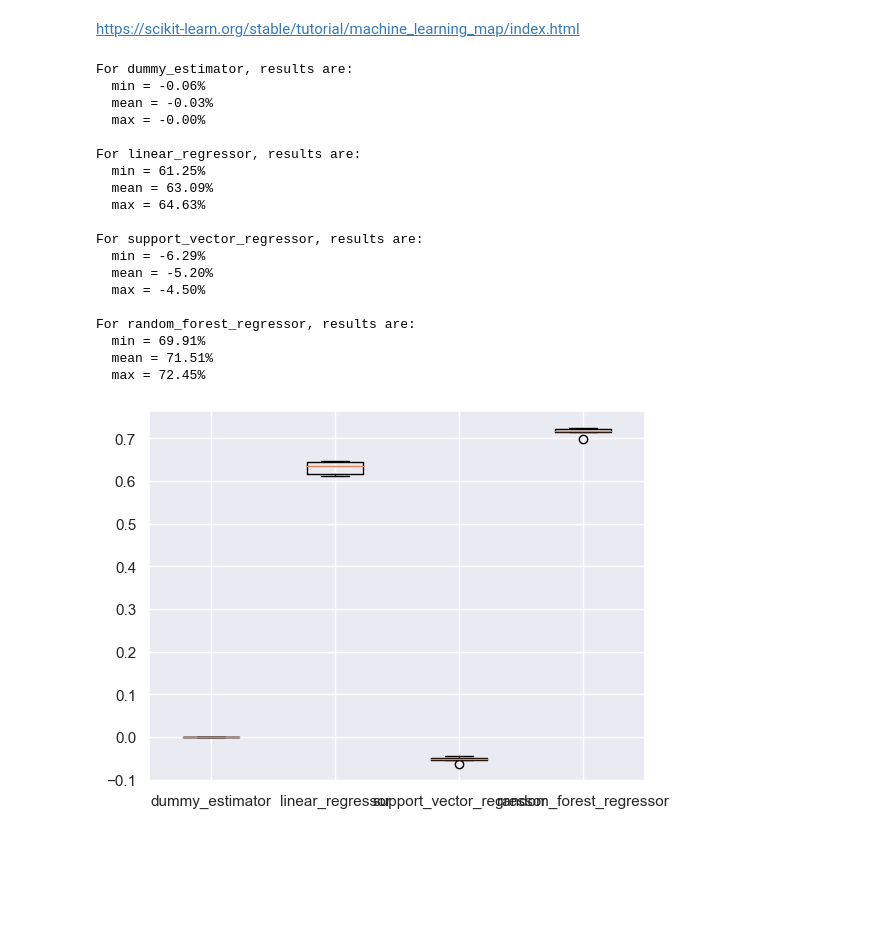
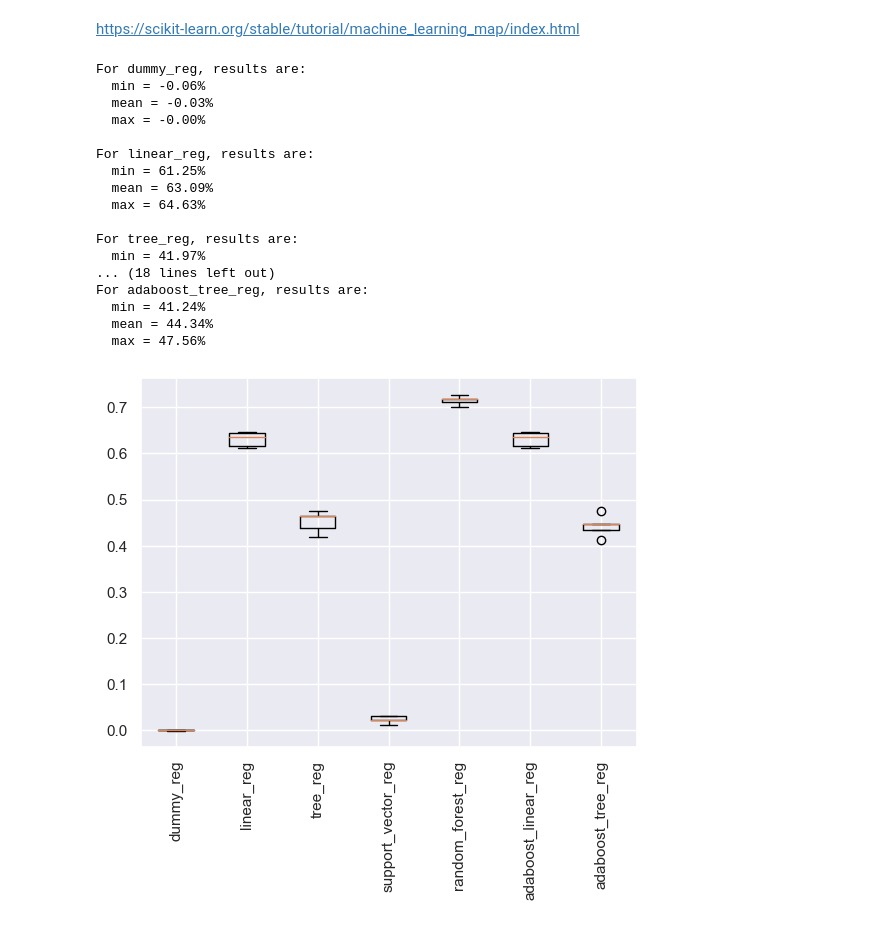
Before and after one commit to mohebmaher/GDSC-Core-Team-Training, a Jupyter notebook: Assignment-05/assignment_05.ipynb, the cells around one changed output. Saved outputs shown, nothing was run; the diff lists cells and outputs as text; code cells hidden in the pictures; blank space fills up the shorter version.

```diff
--- a/Assignment-05/assignment_05.ipynb
+++ b/Assignment-05/assignment_05.ipynb
@@ -243,9 +244,9 @@ X_train, X_test, y_train, y_test = train_test_split(X, y, test_size=0.2, random_
 # %%
 # Instantiate the scaler:
-scaler = RobustScaler()
+scaler = RobustScaler(quantile_range=(25.0, 75.0))
 
 # Fit to & transform the training set:
-scaler.fit_transform(X_train)
+X_train_scaled = scaler.fit_transform(X_train)
 
 # Transform the training set:
-scaler.transform(X_train);
+X_test_scaled = scaler.transform(X_test);
@@ -259,29 +290,30 @@ scorer = make_scorer(r2_score, greater_is_better=True)
 # %%
 # Compare different models:
 %run "./helpers/validate_model.py";
-results = compare_models(X_train, y_train, scorer,
-                         dummy_estimator=DummyRegressor(),
-                         linear_regressor=LinearRegression(),
-                         support_vector_regressor=SVR(),
-                         random_forest_regressor=RandomForestRegressor());
+results = compare_models(X_train_scaled, y_train, scorer,
+                         dummy_reg=DummyRegressor(),
+                         linear_reg=LinearRegression(),
+                         tree_reg=DecisionTreeRegressor(),
+                         support_vector_reg=SVR(kernel="linear"),
+                         random_forest_reg=RandomForestRegressor(),
+                         adaboost_linear_reg=LinearRegression(),
+                         adaboost_tree_reg=AdaBoostRegressor());
 # %% [output]
-For dummy_estimator, results are:
+For dummy_reg, results are:
   min = -0.06%
   mean = -0.03%
   max = -0.00%
 
-For linear_regressor, results are:
+For linear_reg, results are:
   min = 61.25%
   mean = 63.09%
   max = 64.63%
 
-For support_vector_regressor, results are:
-  min = -6.29%
-  mean = -5.20%
-  max = -4.50%
-
-For random_forest_regressor, results are:
-  min = 69.91%
-  mean = 71.51%
-  max = 72.45%
+For tree_reg, results are:
+  min = 41.97%
+... (18 lines left out)
+For adaboost_tree_reg, results are:
+  min = 41.24%
+  mean = 44.34%
+  max = 47.56%
-[figure, old version]
+[figure, new version]
```
Also changed, not shown: parts of 6 cells of this notebook.
